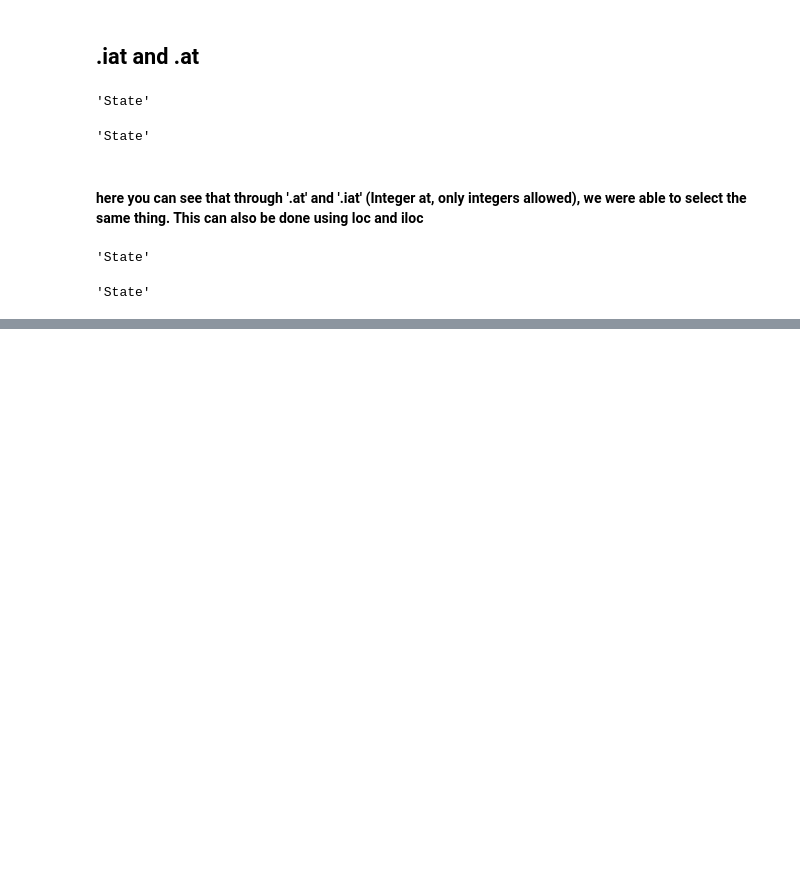
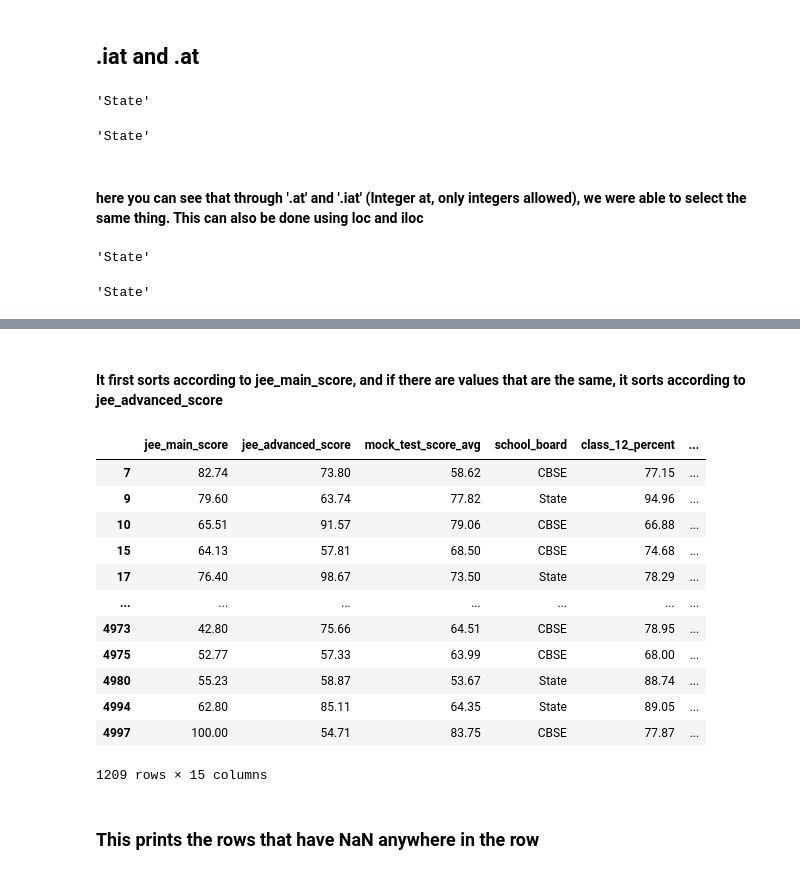
Before and after one commit to Chracker24/Pandas, a Jupyter notebook: lol.ipynb, the cells around one changed output, grey strips where cells are left out. Cells and saved outputs as stored; diff of their text form; code cells hidden in the pictures; blank space fills up the shorter version.

Commit message:
Added sort and NAN finder

```diff
--- a/lol.ipynb
+++ b/lol.ipynb
@@ -432,0 +481,20 @@ jee.iloc[0,3]
+# %% [markdown]
+#### It first sorts according to jee_main_score, and if there are values that are the same, it sorts according to jee_advanced_score
+# %%
+jee[jee.isnull().any(axis=1)]
+# %% [output]
+|  | jee_main_score | jee_advanced_score | mock_test_score_avg | school_board | class_12_percent | ... |
+| 7 | 82.74 | 73.80 | 58.62 | CBSE | 77.15 | ... |
+| 9 | 79.60 | 63.74 | 77.82 | State | 94.96 | ... |
+| 10 | 65.51 | 91.57 | 79.06 | CBSE | 66.88 | ... |
+| 15 | 64.13 | 57.81 | 68.50 | CBSE | 74.68 | ... |
+| 17 | 76.40 | 98.67 | 73.50 | State | 78.29 | ... |
+| ... | ... | ... | ... | ... | ... | ... |
+| 4973 | 42.80 | 75.66 | 64.51 | CBSE | 78.95 | ... |
+| 4975 | 52.77 | 57.33 | 63.99 | CBSE | 68.00 | ... |
+| 4980 | 55.23 | 58.87 | 53.67 | State | 88.74 | ... |
+| 4994 | 62.80 | 85.11 | 64.35 | State | 89.05 | ... |
+| 4997 | 100.00 | 54.71 | 83.75 | CBSE | 77.87 | ... |
+1209 rows × 15 columns
+# %% [markdown]
+### This prints the rows that have NaN anywhere in the row
```
Also changed, not shown: parts of 4 cells of this notebook.
